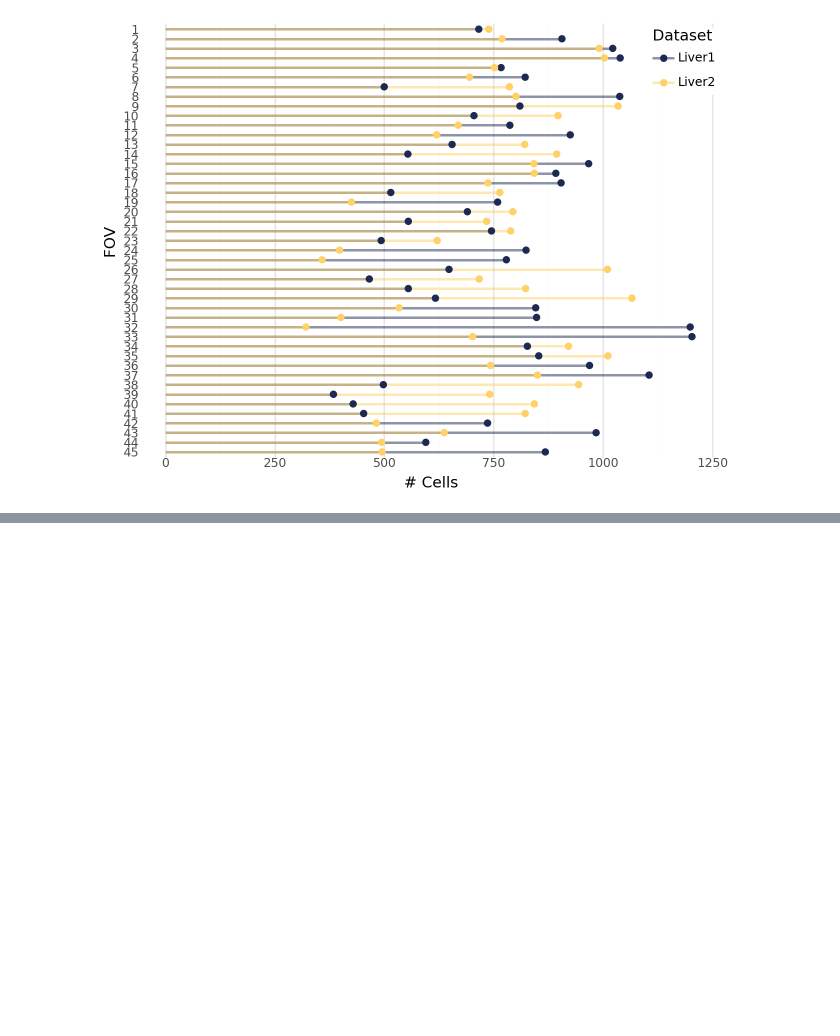
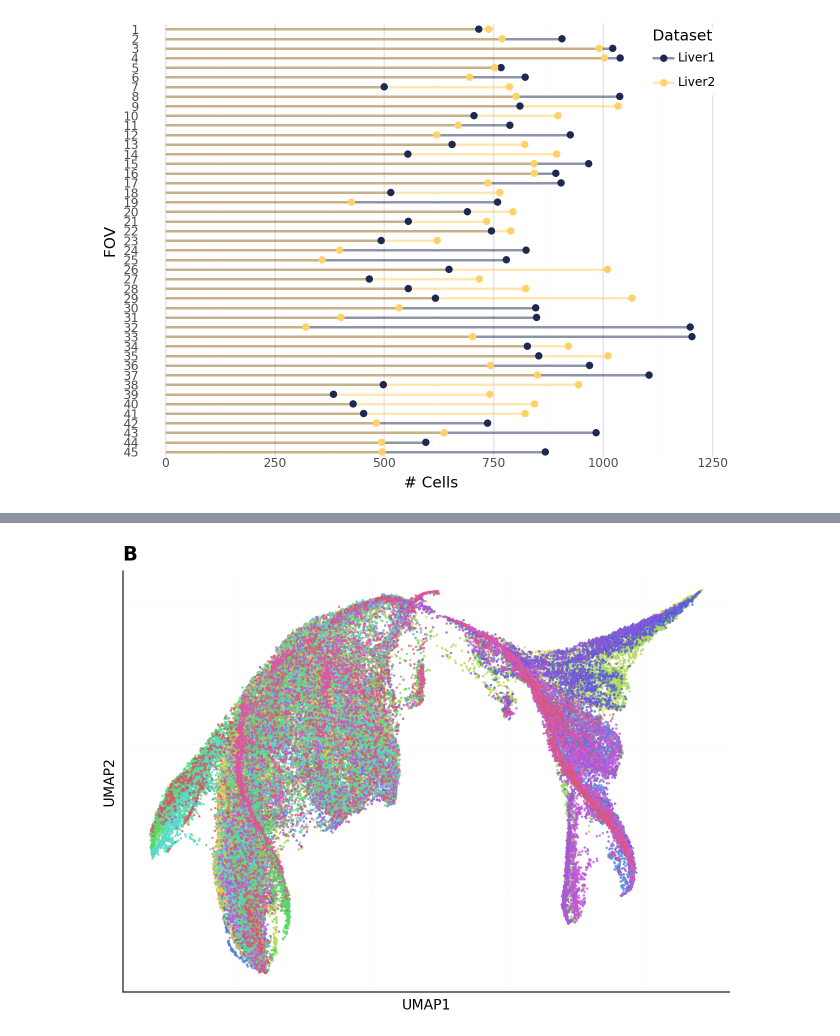
Before and after one commit to ChrisKoll/EDA-Spatial-Liver, a Jupyter notebook: figures/thesis_plots.ipynb, the cells around one changed output, grey strips where cells are left out. Cells and saved outputs as stored; diff of their text form; code cells hidden in the pictures; blank space fills up the shorter version.

```diff
--- a/figures/thesis_plots.ipynb
+++ b/figures/thesis_plots.ipynb
@@ -168,0 +247,21 @@ plot
+# %%
+plot = (
+    ggplot(data, aes(x="umap_1", y="umap_2", fill="fov"))
+    + geom_point(alpha=0.8, size=1, stroke=0)
+    + labs(title="B", x="UMAP1", y="UMAP2")
+    + figure_theme
+    + theme(
+        plot_background=element_rect(fill="#ffffff", color="#ffffff"),
+        panel_grid_major=element_blank(),
+        axis_line=element_line(color="#000000", size=0.8),
+        axis_text=element_blank(),
+        axis_ticks=element_blank(),
+        legend_position="none",
+    )
+)
+
+ggsave(plot, "output/initial_umap_fov.svg")
+
+plot
+# %% [output]
+[figure, added]
```
Also changed, not shown: parts of 7 cells of this notebook, 4 other files.
